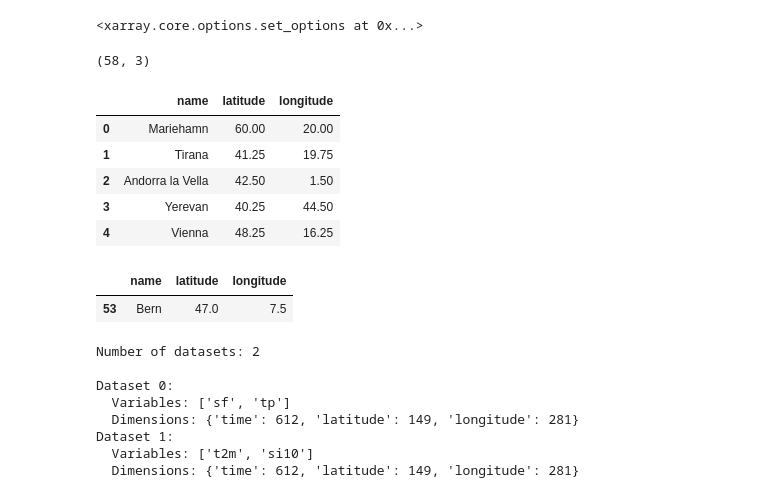
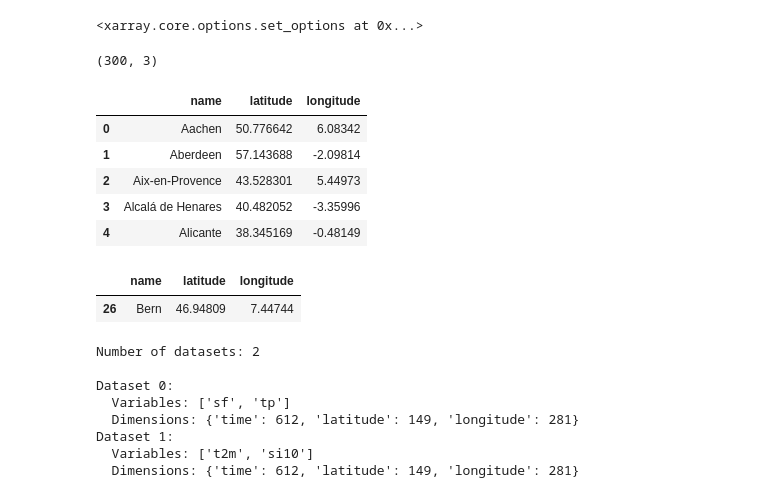
Before and after one commit to evarayHEIG/mlbd_projet, a Jupyter notebook: extract_climate_features_v2.ipynb, the cells around one changed output. Saved outputs shown, nothing was run; the diff lists cells and outputs as text; code cells hidden in the pictures.

```diff
--- a/extract_climate_features_v2.ipynb
+++ b/extract_climate_features_v2.ipynb
@@ -14,23 +14,23 @@ xr.set_options(use_new_combine_kwarg_defaults=True)
 <xarray.core.options.set_options at 0x...>
 # %%
 # Check all available datasets first
-eu_capitals = pd.read_csv("datasets/eu_capitals.csv")
+eu_capitals = pd.read_csv("datasets/european_cities.csv")
 print(eu_capitals.shape)
 eu_capitals.head()
 # %% [output]
-(58, 3)
+(300, 3)
 |  | name | latitude | longitude |
-| 0 | Mariehamn | 60.00 | 20.00 |
-| 1 | Tirana | 41.25 | 19.75 |
-| 2 | Andorra la Vella | 42.50 | 1.50 |
-| 3 | Yerevan | 40.25 | 44.50 |
-| 4 | Vienna | 48.25 | 16.25 |
+| 0 | Aachen | 50.776642 | 6.08342 |
+| 1 | Aberdeen | 57.143688 | -2.09814 |
+| 2 | Aix-en-Provence | 43.528301 | 5.44973 |
+| 3 | Alcalá de Henares | 40.482052 | -3.35996 |
+| 4 | Alicante | 38.345169 | -0.48149 |
-# %%
-bern = eu_capitals[eu_capitals['name'] == 'Bern']
-display(bern)
-# %% [output]
-|  | name | latitude | longitude |
-| 53 | Bern | 47.0 | 7.5 |
+# %%
+bern = eu_capitals[eu_capitals['name'] == 'Bern']
+display(bern)
+# %% [output]
+|  | name | latitude | longitude |
+| 26 | Bern | 46.94809 | 7.44744 |
 # %%
 # Check all available datasets first
 all_datasets = cfgrib.open_datasets("1970_2020.grib")
```
Also changed, not shown: parts of 9 cells of this notebook, 3 other files.
